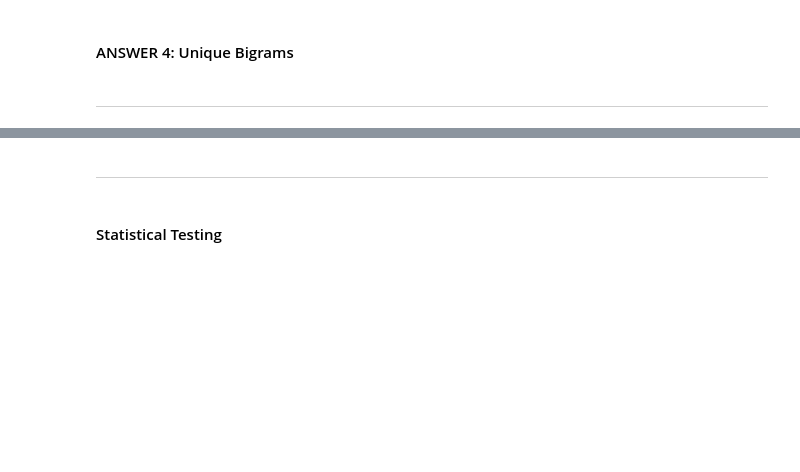
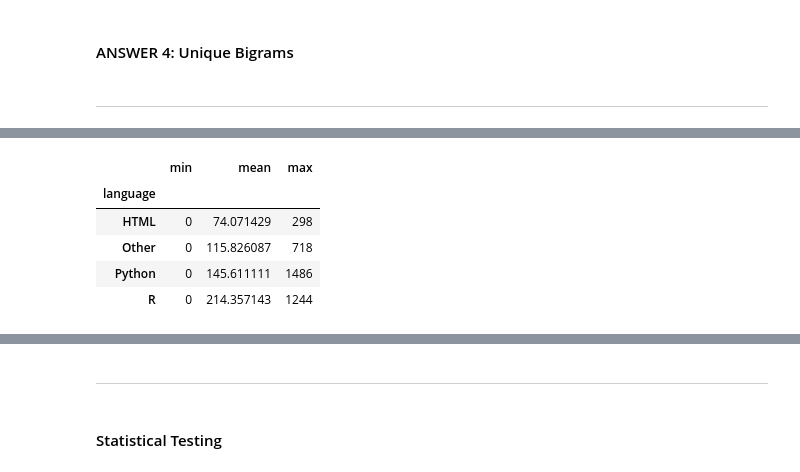
Before and after one commit to Two-Guys-and-a-Gal/NLP-Project, a Jupyter notebook: final_report.ipynb, the cells around one changed output, grey strips where cells are left out. Drawn from its saved outputs; the diff is of its cells as text; code cells hidden in the pictures; blank space fills up the shorter version.

```diff
--- a/final_report.ipynb
+++ b/final_report.ipynb
@@ -307,0 +312,9 @@ Is word count within the README significantly different between the top 4 progra
+# %%
+train.groupby(['language']).word_count.agg(['min', 'mean', 'max'])
+# %% [output]
+|  | min | mean | max |
+| language |  |  |  |
+| HTML | 0 | 74.071429 | 298 |
+| Other | 0 | 115.826087 | 718 |
+| Python | 0 | 145.611111 | 1486 |
+| R | 0 | 214.357143 | 1244 |
```
Also changed, not shown: parts of 14 cells of this notebook.
